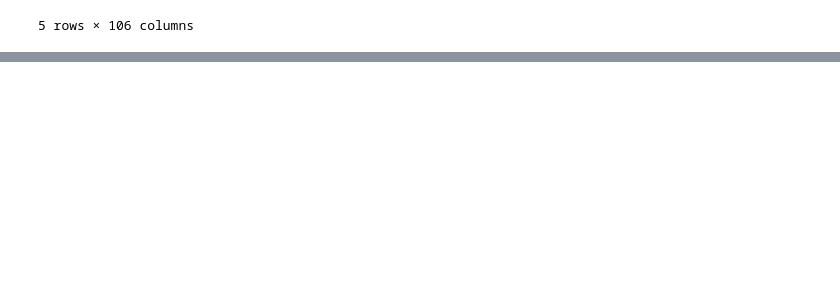
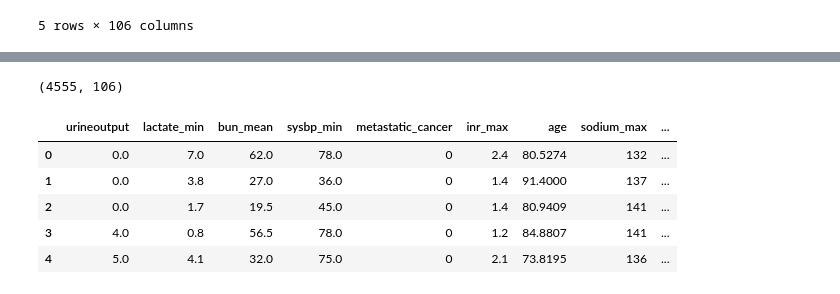
Before and after one commit to ParsaHaghighatgoo/mimic-analysis, a Jupyter notebook: mimic.ipynb, the cells around one changed output, grey strips where cells are left out. Cells and saved outputs as stored; diff of their text form; code cells hidden in the pictures; blank space fills up the shorter version.

```diff
--- a/mimic.ipynb
+++ b/mimic.ipynb
@@ -42,0 +94,17 @@ See the caveats in the documentation: https://pandas.pydata.org/pandas-docs/stab
+# %%
+df.shape
+# %% [output]
+(4555, 106)
+# %%
+X = df[['urineoutput', 'lactate_min','bun_mean','sysbp_min', 'metastatic_cancer', 'inr_max', 'age', 'sodium_max', 'aniongap_max', 'creatinine_min', 'spo2_mean']]
+
+y = df['thirtyday_expire_flag']
+# %%
+X.head()
+# %% [output]
+|  | urineoutput | lactate_min | bun_mean | sysbp_min | metastatic_cancer | inr_max | age | sodium_max | ... |
+| 0 | 0.0 | 7.0 | 62.0 | 78.0 | 0 | 2.4 | 80.5274 | 132 | ... |
+| 1 | 0.0 | 3.8 | 27.0 | 36.0 | 0 | 1.4 | 91.4000 | 137 | ... |
+| 2 | 0.0 | 1.7 | 19.5 | 45.0 | 0 | 1.4 | 80.9409 | 141 | ... |
+| 3 | 4.0 | 0.8 | 56.5 | 78.0 | 0 | 1.2 | 84.8807 | 141 | ... |
+| 4 | 5.0 | 4.1 | 32.0 | 75.0 | 0 | 2.1 | 73.8195 | 136 | ... |
```
Also changed, not shown: parts of 40 cells of this notebook, 6 other files.
